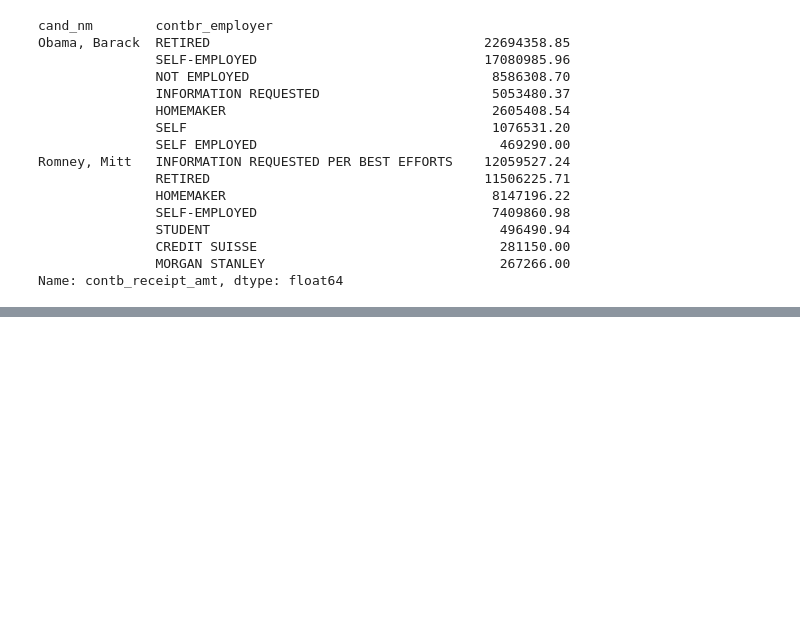
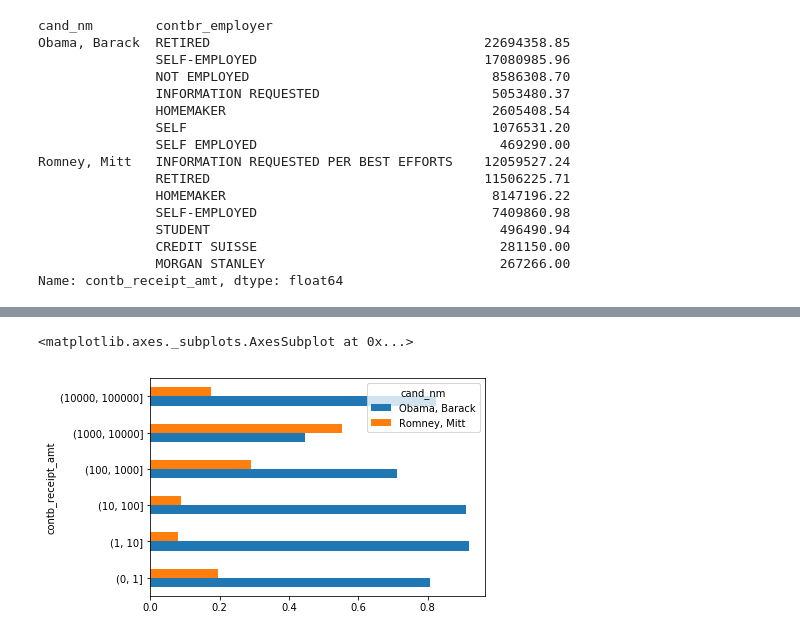
Before and after one commit to xuyagang/pycon, a Jupyter notebook: DA/Exercise/2012联邦选举委员会数据库.ipynb, the cells around one changed output, grey strips where cells are left out. Cells and saved outputs as stored; diff of their text form; code cells hidden in the pictures; blank space fills up the shorter version.

```diff
--- a/DA/Exercise/2012联邦选举委员会数据库.ipynb
+++ b/DA/Exercise/2012联邦选举委员会数据库.ipynb
@@ -339,0 +445,5 @@ Name: contb_receipt_amt, dtype: float64
+# %%
+normed_sums[:-2].plot(kind='barh')
+# %% [output]
+<matplotlib.axes._subplots.AxesSubplot at 0x...>
+[figure, added]
```
Also changed, not shown: parts of 8 cells of this notebook, 2 other files.
